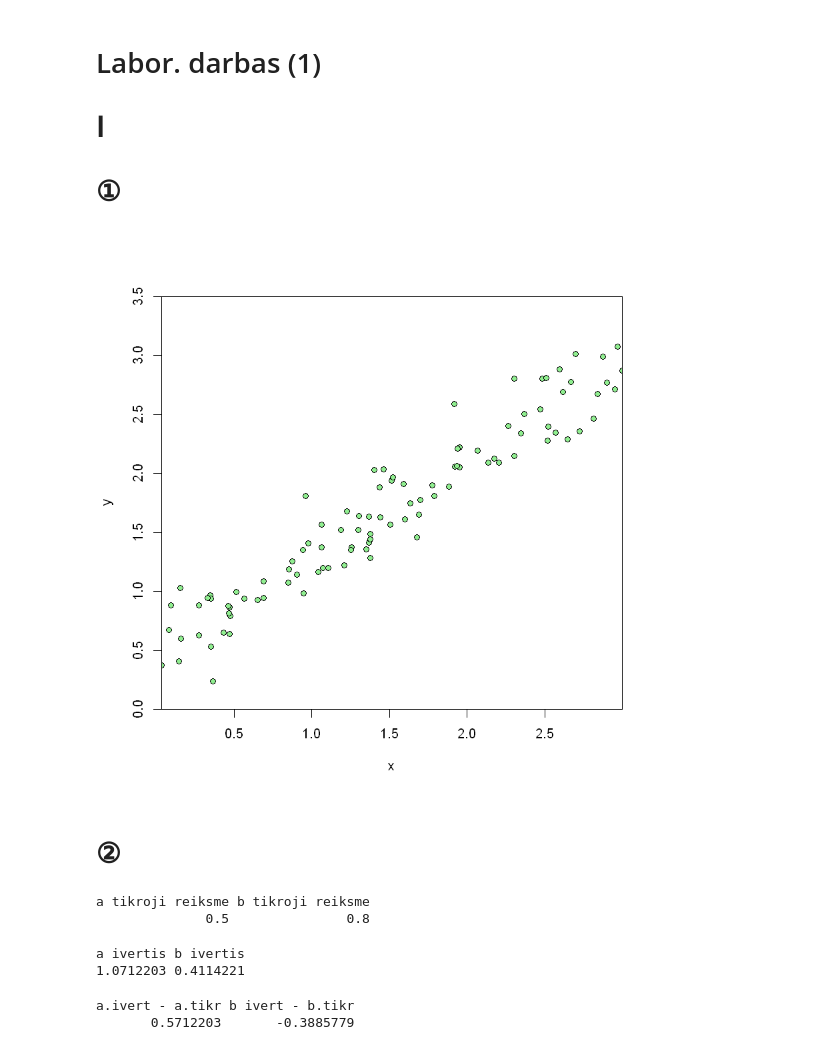
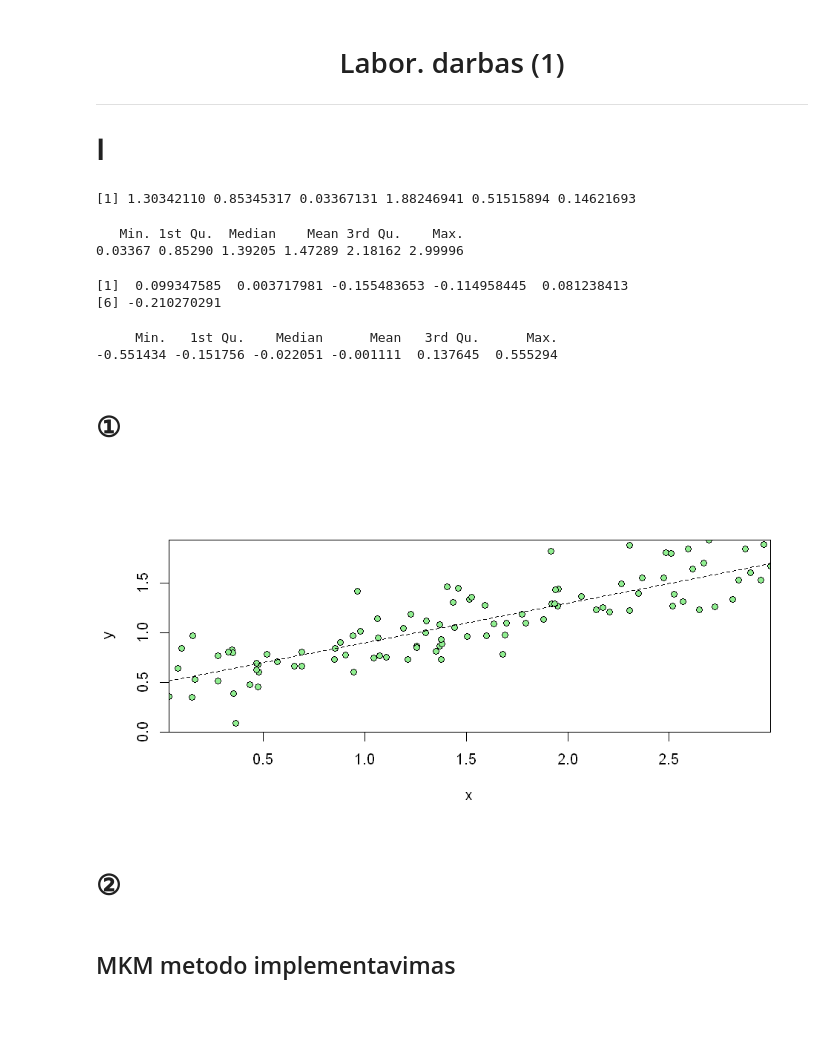
Before and after one commit to Elijas/regression-analysis-lab, a Jupyter notebook: 190903.ipynb, the cells around one changed output. Saved outputs shown, nothing was run; the diff lists cells and outputs as text; code cells hidden in the pictures; blank space fills up the shorter version.

```diff
--- a/190903.ipynb
+++ b/190903.ipynb
@@ -3,35 +5,46 @@ set.seed(190903)
 # %% [markdown]
-# Labor. darbas (1)
+# <center> Labor. darbas (1) </center>
+
+---
+
 # Ⅰ
-# ①
+# %%
+N = 100
+a = .5
+b = .4
+
+x.min = 0
+x.max = 3
+e.mean = 0
+e.sd = .2
+# %%
+x = runif(N, min = x.min, max = x.max)   # x(1), ..., x(N)
+e = rnorm(N, mean = e.mean, sd = e.sd)   # e(1), ..., e(N)
+
+# Show result
+head(x)
+summary(x)
+head(e)
+summary(e)
+# %% [output]
+[1] 1.30342110 0.85345317 0.03367131 1.88246941 0.51515894 0.14621693
+   Min. 1st Qu.  Median    Mean 3rd Qu.    Max.
+0.03367 0.85290 1.39205 1.47289 2.18162 2.99996
+[1]  0.099347585  0.003717981 -0.155483653 -0.114958445  0.081238413
+[6] -0.210270291
+     Min.   1st Qu.    Median      Mean   3rd Qu.      Max.
+-0.551434 -0.151756 -0.022051 -0.001111  0.137645  0.555294
+# %% [markdown]
+# ①
 # %%
-N = 100
-x = runif(N, min = 0, max = 3)   # x(1), ..., x(N)
-e = rnorm(N, mean = 0, sd = .2)  # e(1), ..., e(N)
-a = .5
-b = .8
-
 y = a + b * x + e
 
-plot(x, y, ylim=c(0, 3.5), yaxs="i", xaxs="i", pch=21, bg="lightgreen")
+# Show result
+plot(x, y, ylim=c(0, max(y)), yaxs="i", xaxs="i", pch=21, bg="lightgreen")
+abline(a=a, b=b, lty=2)
 # %% [output]
-[figure, old version]
+[figure, new version]
 # %% [markdown]
 # ②
-# %%
-c('a tikroji reiksme'=a, 'b tikroji reiksme'=b)
-
-x.deltasq = mean(x^2) - mean(x)
-b.est = cov(x, y) / x.deltasq
-a.est = mean(y) - b.est * mean(x)
-c('a ivertis'=a.est, 'b ivertis'=b.est)
-
-b.est.delta = 3
-c('a.ivert - a.tikr'=a.est - a, 'b ivert - b.tikr'=b.est - b)
-# %% [output]
-a tikroji reiksme b tikroji reiksme
-              0.5               0.8
-a ivertis b ivertis
-1.0712203 0.4114221
-a.ivert - a.tikr b ivert - b.tikr
-       0.5712203       -0.3885779
+# %% [markdown]
+## MKM metodo implementavimas
```
Also changed, not shown: parts of 27 cells of this notebook.
